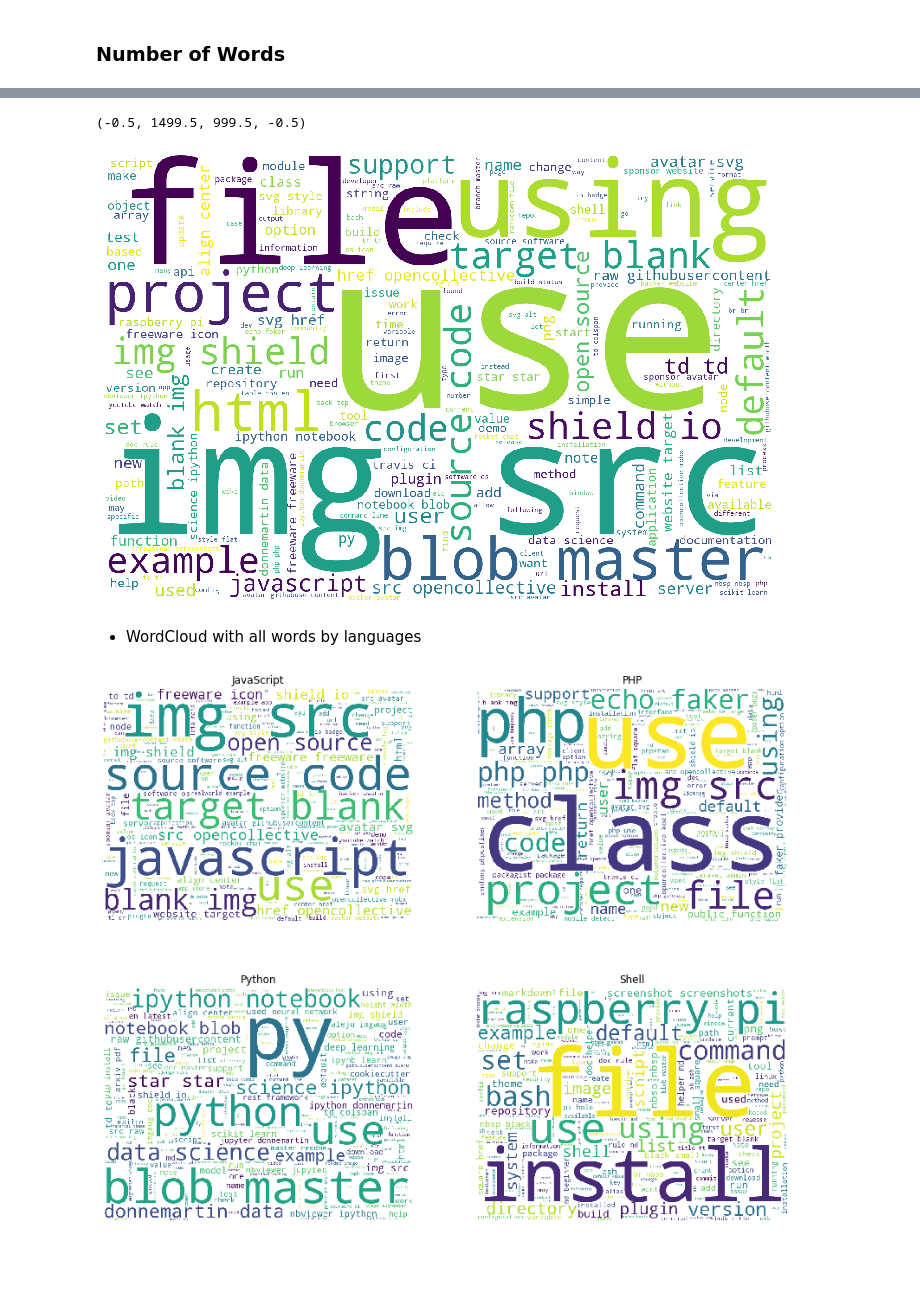
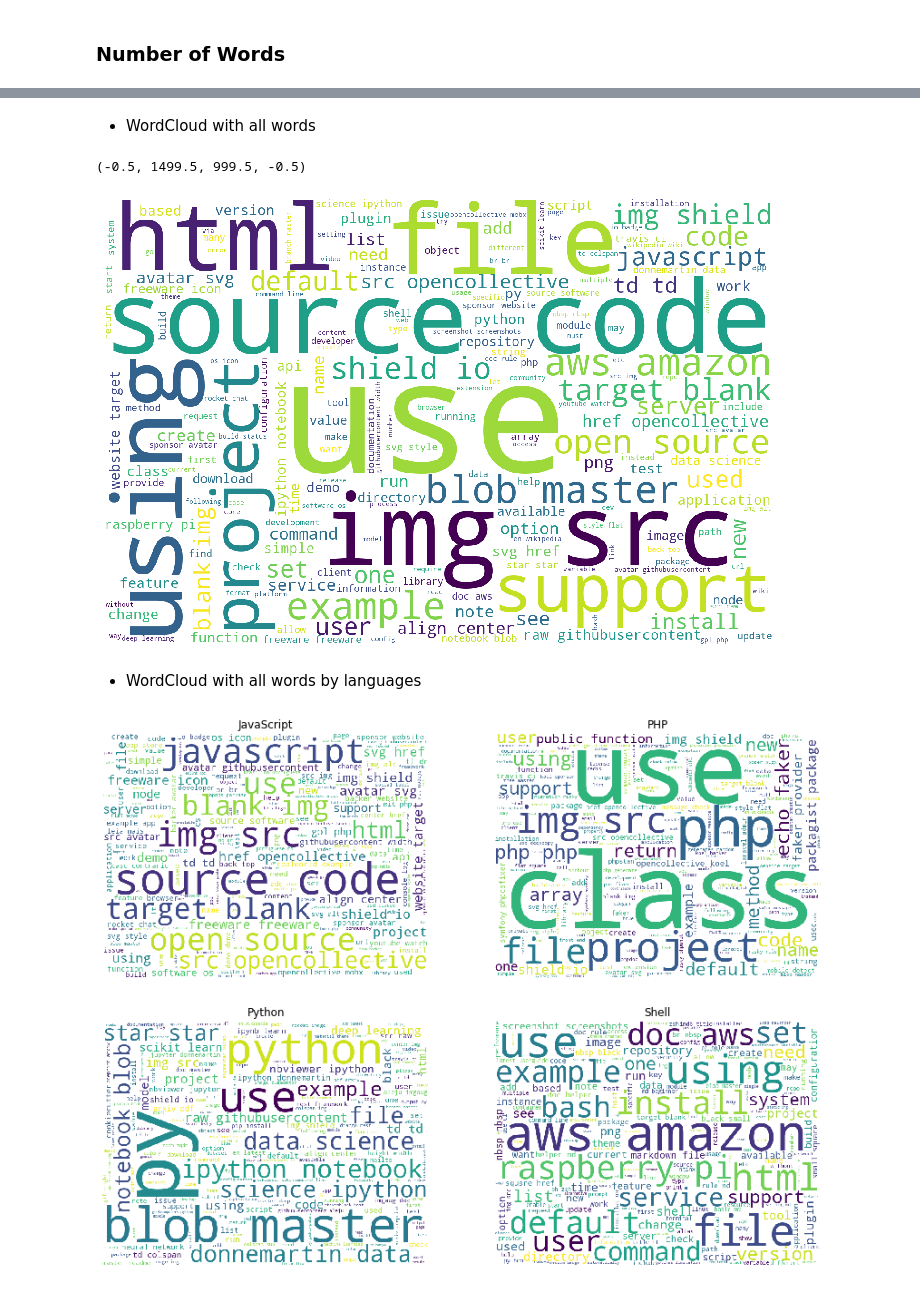
Before and after one commit to cera-amici/github-readme-nlp, a Jupyter notebook: github_readme_nlp.ipynb, the cells around one changed output, grey strips where cells are left out. Cells and saved outputs as stored; diff of their text form; code cells hidden in the pictures; blank space fills up the shorter version.

```diff
--- a/github_readme_nlp.ipynb
+++ b/github_readme_nlp.ipynb
@@ -288,8 +288,7 @@ Text(0.5, 1.0, 'Trigrams for Shell Words')
 ### Document Length
 # %%
 lemmas_df["length"] = lemmas_df.lemmatized.apply(len)
-lemmas_df.drop(index = lemmas_df.length.idxmax(), inplace = True)
-lemmas_df.drop(index = lemmas_df.length.idxmax(), inplace = True)
+lemmas_df.drop(index = lemmas_df[lemmas_df.length > 140000].index, inplace = True)
 # %%
 lemmas_df.length.plot.hist().set_title('Document Length')
 # %% [output]
@@ -350,12 +347,15 @@ for ax in ar.flatten():
+# %% [markdown]
+- WordCloud with all words
 # %%
 corpus = ' '.join(all_words)
+
 plt.figure(figsize=(12,12))
-img = WordCloud(background_color="white", height=1000, width=1500, random_state=123).generate(name)
+img = WordCloud(background_color="white", height=1000, width=1500, random_state=123).generate(corpus)
 plt.imshow(img)
 plt.axis("off")
 # %% [output]
 (-0.5, 1499.5, 999.5, -0.5)
-[figure, old version]
+[figure, new version]
 # %% [markdown]
 - WordCloud with all words by languages
 # %%
@@ -364,39 +364,38 @@ javascript_corpus = ' '.join(javascript_words)
 php_corpus = ' '.join(php_words)
 shell_corpus = ' '.join(shell_words)
 # %%
-
 python_cloud = WordCloud(background_color="white", height=600, width=800).generate(
     " ".join(python_words)
 )
 javascript_cloud = WordCloud(background_color="white", height=600, width=800).generate(
     " ".join(javascript_words)
 )
 php_cloud = WordCloud(background_color="white", height=600, width=800).generate(
     " ".join(php_words)
 )
 shell_cloud = WordCloud(background_color="white", height=600, width=800).generate(
     " ".join(shell_words)
 )
 
 plt.figure(figsize=(10, 8))
 axs = [
     plt.axes([0, 0, 0.5, 0.5]),
-    plt.axes([0, 0.6, 0.5, .5]),
-    plt.axes([0.6, 0.6, 0.5, 0.5]),
+    plt.axes([0, 0.55, 0.5, .5]),
+    plt.axes([0.6, 0.55, 0.5, 0.5]),
     plt.axes([0.6, 0, 0.5, 0.5]),
 ]
 
 axs[0].imshow(python_cloud)
 axs[1].imshow(javascript_cloud)
 axs[2].imshow(php_cloud)
 axs[3].imshow(shell_cloud)
 
 axs[0].set_title("Python")
 axs[1].set_title("JavaScript")
 axs[2].set_title("PHP")
 axs[3].set_title("Shell")
 
 for ax in axs:
     ax.axis("off")
 # %% [output]
-[figure, old version]
+[figure, new version]
```
Also changed, not shown: parts of 32 cells of this notebook.
